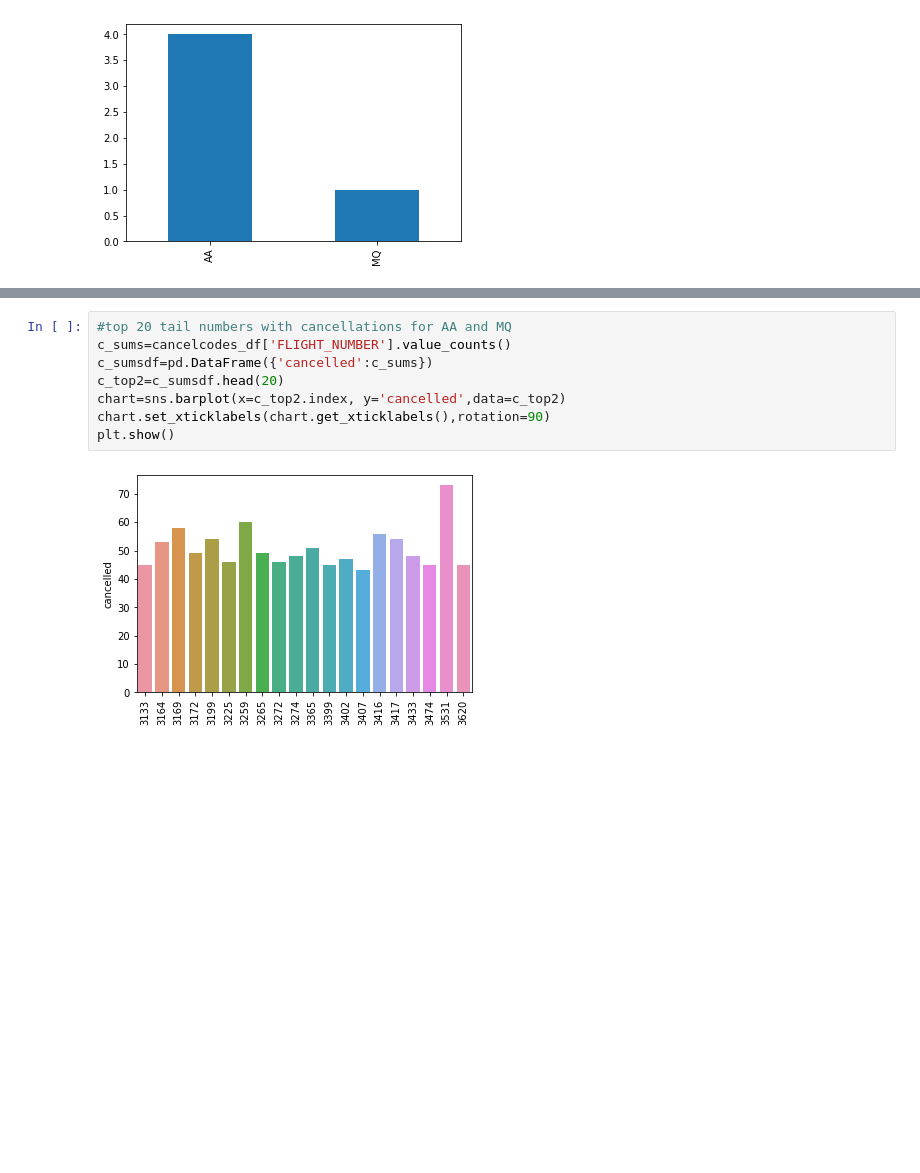
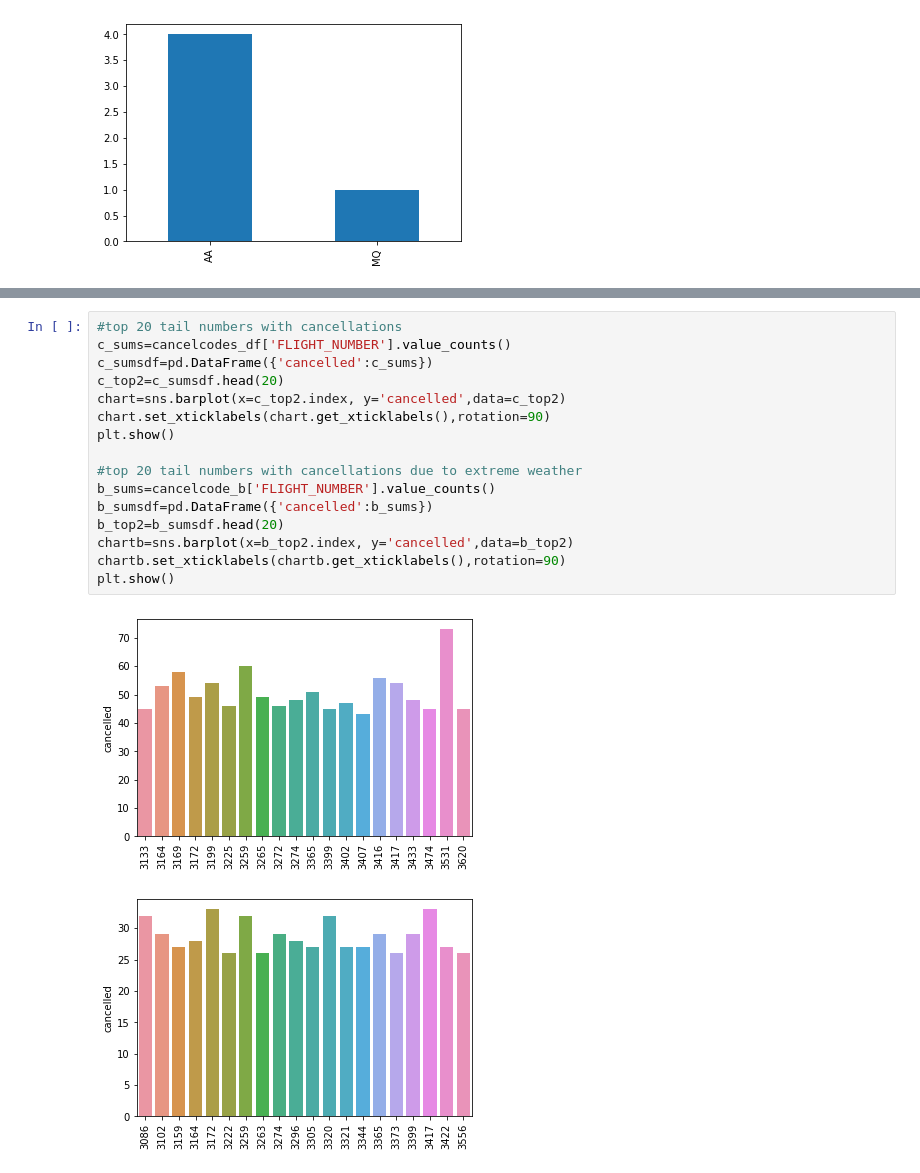
Before and after one commit to Kirstenj5115/Flight_Delays, a Jupyter notebook: FlightDelays_Capstone2_KirstenJames.ipynb, the cells around one changed output, grey strips where cells are left out. Drawn from its saved outputs; the diff is of its cells as text; blank space fills up the shorter version.

```diff
--- a/FlightDelays_Capstone2_KirstenJames.ipynb
+++ b/FlightDelays_Capstone2_KirstenJames.ipynb
@@ -238,10 +252,19 @@ plt.show()
 # %%
-#top 20 tail numbers with cancellations for AA and MQ
+#top 20 tail numbers with cancellations
 c_sums=cancelcodes_df['FLIGHT_NUMBER'].value_counts()
 c_sumsdf=pd.DataFrame({'cancelled':c_sums})
 c_top2=c_sumsdf.head(20)
 chart=sns.barplot(x=c_top2.index, y='cancelled',data=c_top2)
 chart.set_xticklabels(chart.get_xticklabels(),rotation=90)
 plt.show()
+
+#top 20 tail numbers with cancellations due to extreme weather
+b_sums=cancelcode_b['FLIGHT_NUMBER'].value_counts()
+b_sumsdf=pd.DataFrame({'cancelled':b_sums})
+b_top2=b_sumsdf.head(20)
+chartb=sns.barplot(x=b_top2.index, y='cancelled',data=b_top2)
+chartb.set_xticklabels(chartb.get_xticklabels(),rotation=90)
+plt.show()
 # %% [output]
 [figure]
+[figure, added]
```
Also changed, not shown: parts of 1 cell of this notebook.
